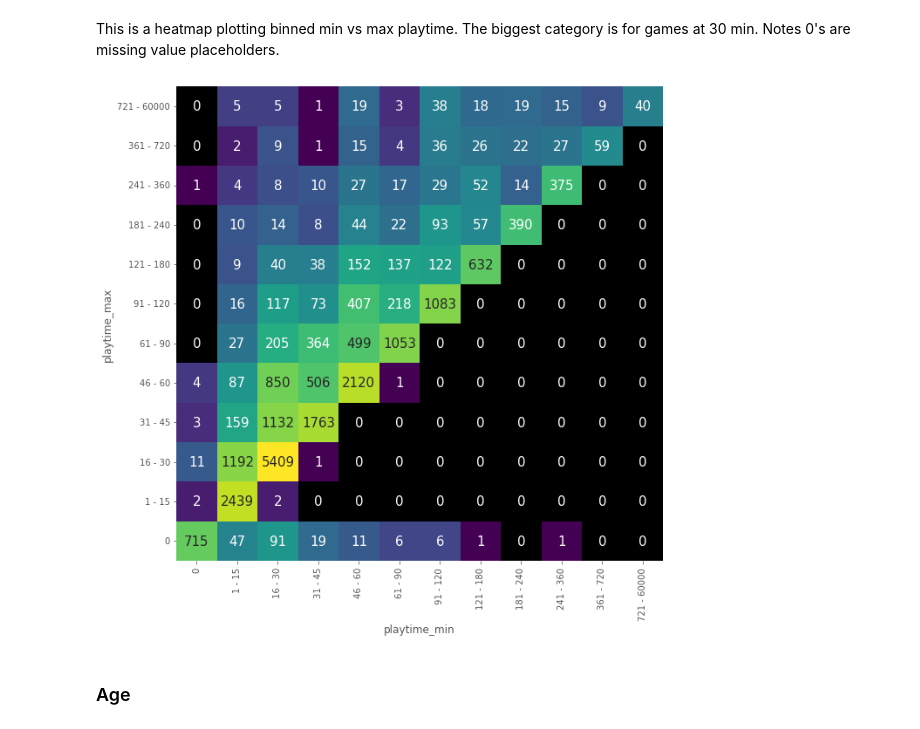
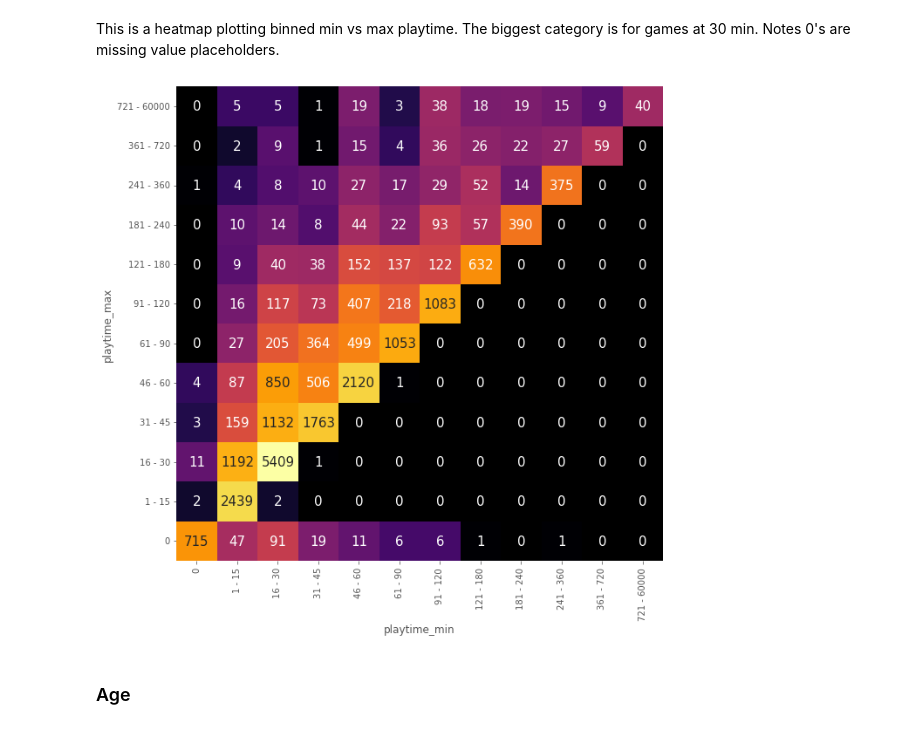
Before and after one commit to andrewKOwong/boardgames, a Jupyter notebook: analysis.ipynb, the cells around one changed output. Saved outputs shown, nothing was run; the diff lists cells and outputs as text; code cells hidden in the pictures.

Commit message:
Update: set quantitative and divergent cmaps

```diff
--- a/analysis.ipynb
+++ b/analysis.ipynb
@@ -27,6 +27,11 @@ from string import Template
 plt.style.use('ggplot')
 # Set default plot colors
 sns.set_palette('tab20b')
+# Setup quantitative cmap
+# Default for bad values (e.g. from log) is often transparent,
+# so set manually.
+qnt_cmap = mpl.colormaps['inferno']
+qnt_cmap.set_bad((0, 0, 0, 1))
 
 PATH_GENERAL_DATA = "./data/parquet/2022-09-19_general_data.parquet"
 PATH_LINK_DATA = "./data/parquet/2022-09-19_link_data.parquet"
@@ -953,35 +955,35 @@ def generate_bin_labels(bins):
             labels.append(f"{left+1} - {right}")
     return labels
 
 pt_binned = pd.DataFrame()
 pt_binned = (pt_binned
     .assign(
         playtime_min=pd.cut(
             pt.playtime_min,
             bins=bins,
             labels=generate_bin_labels(bins)),
         playtime_max=pd.cut(
             pt.playtime_max,
             bins=bins,
             labels=generate_bin_labels(bins))
         ))
 
 # Generate a matrix for plotting using crosstab
 f, ax = plt.subplots(1,1, figsize=(10,10))
 sns.heatmap(
     ax=ax,
     data=
         pd.crosstab(pt_binned.playtime_min, pt_binned.playtime_max)
         .T.iloc[::-1,:], # flip, then reverse max axis
     annot=True,
     fmt='d',
-    cmap=viridis,
+    cmap=qnt_cmap,
     norm=mpl.colors.LogNorm(),
     cbar=False,
     annot_kws={'size': 15}
 );
 # %% [output]
-[figure, old version]
+[figure, new version]
 # %% [markdown]
 ### Age
 # %% [markdown]
```
Also changed, not shown: parts of 5 cells of this notebook.
